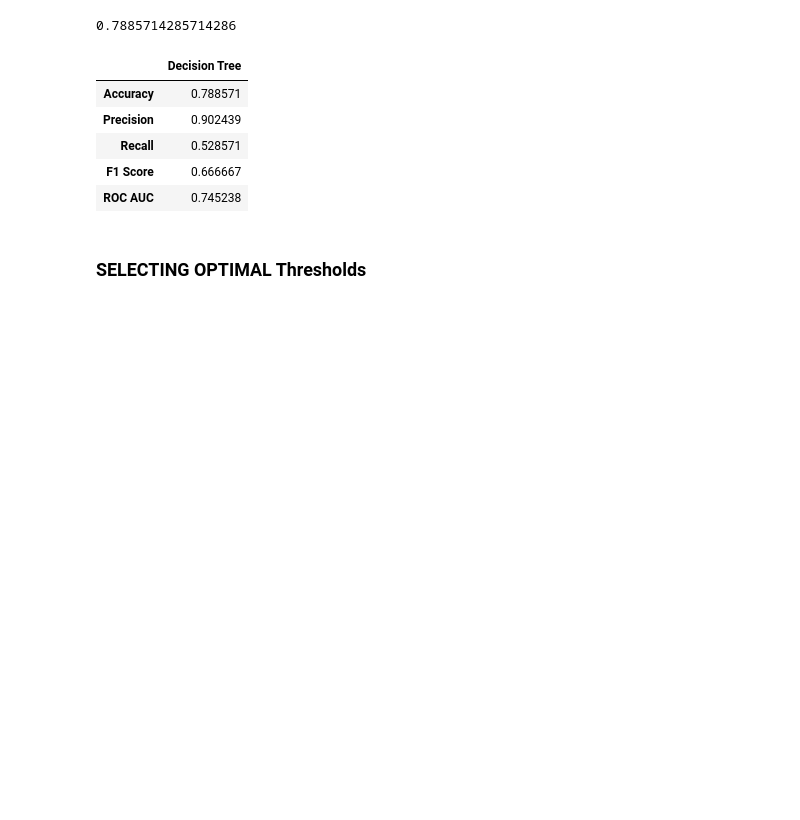
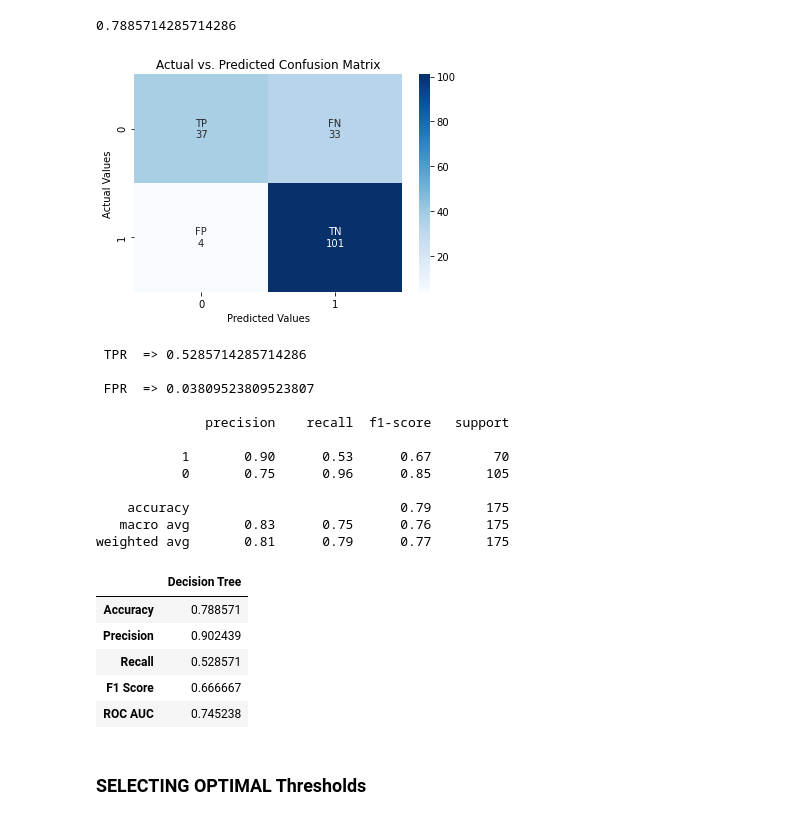
Before and after one commit to melwinmpk/python_datascience, a Jupyter notebook: TitanicDataSet_training/Main Note book/Modeling_ROCAUC.ipynb, the cells around one changed output. Cells and saved outputs as stored; diff of their text form; code cells hidden in the pictures; blank space fills up the shorter version.

```diff
--- a/TitanicDataSet_training/Main Note book/Modeling_ROCAUC.ipynb
+++ b/TitanicDataSet_training/Main Note book/Modeling_ROCAUC.ipynb
@@ -82,6 +83,26 @@ def selecting_optimal_thresholds(model,x_test,y_test):
     pyplot.legend()
     # show the plot
     pyplot.show()
+# %%
+def draw_confusion_matrix_binary(y_test,y_pred,model=None):
+    matrixdata = confusion_matrix(y_test, y_pred, labels=[1,0])
+    group_names  = ['TP','FN','FP','TN'] # ['TN','FP','FN','TP']
+    group_counts = ["{0:0.0f}".format(value) for value in
+                matrixdata.flatten()]
+    categories = ['Zero', 'One']
+    labels = [f"{v1}\n{v2}" for v1, v2 in
+          zip(group_names,group_counts)]
+    labels = np.asarray(labels).reshape(2,2)
+    sns.heatmap(matrixdata, annot=labels, cmap='Blues' , fmt='') # cmap='Blues' , fmt=''   categories=categories,cmap='binary'
+
+    plt.xlabel('Predicted Values')
+    plt.ylabel('Actual Values')
+    plt.title('Actual vs. Predicted Confusion Matrix')
+    plt.show()
+
+    print(f" TPR  => {matrixdata[0][0]/(matrixdata[0][0] + matrixdata[0][1])} \n")
+    print(f" FPR  => {(1 - (matrixdata[1][1]/(matrixdata[1][0] + matrixdata[1][1])))} \n")
+    print(classification_report(y_test, y_pred, labels=[1,0]))
 # %% [markdown]
 ## DecisionTree
 # %%
@@ -125,11 +146,25 @@ print (model_dt.score(x_test, y_test))
 # %%
 y_pred = model_dt.predict(x_test)
 fpr_dt, tpr_dt, _ = roc_curve(y_test, y_pred)
 roc_auc = auc(fpr_dt, tpr_dt)
 y_score = accuracy_score(y_test, y_pred)
+draw_confusion_matrix_binary(y_test,y_pred)
 metrix_dt = model_compare("Decision Tree",model_dt, y_test, y_pred, y_score, roc_auc  )
 metrix_dt
 # %% [output]
+[figure, added]
+ TPR  => 0.5285714285714286
+
+ FPR  => 0.03809523809523807
+
+              precision    recall  f1-score   support
+
+           1       0.90      0.53      0.67        70
+           0       0.75      0.96      0.85       105
+
+    accuracy                           0.79       175
+   macro avg       0.83      0.75      0.76       175
+weighted avg       0.81      0.79      0.77       175
 |  | Decision Tree |
 | Accuracy | 0.788571 |
 | Precision | 0.902439 |
```
Also changed, not shown: parts of 5 cells of this notebook, 2 other files.
